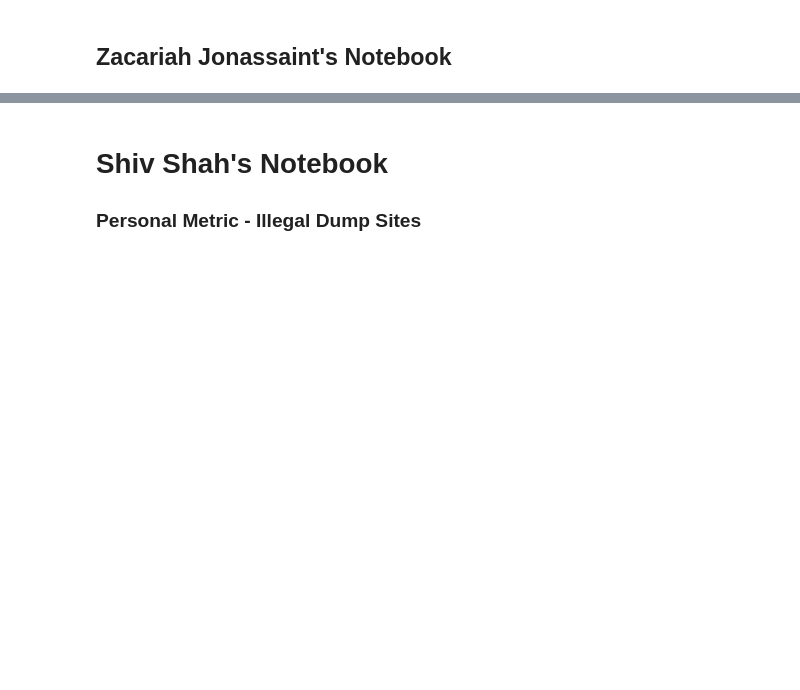
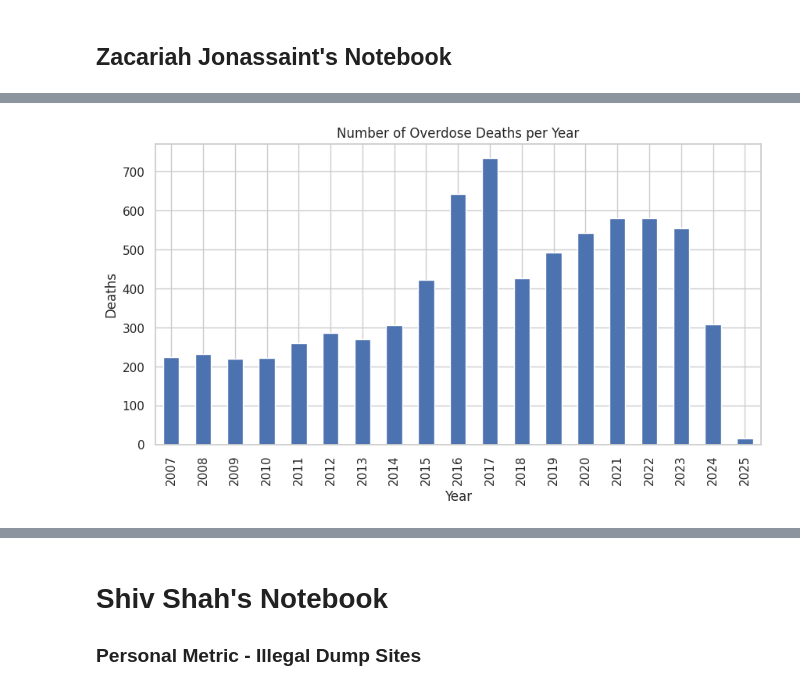
Before and after one commit to 21aschwab/Group-2-Final-Project-Repository, a Jupyter notebook: TeamTwo Combined Group Notebook.ipynb, the cells around one changed output, grey strips where cells are left out. Drawn from its saved outputs; the diff is of its cells as text; code cells hidden in the pictures; blank space fills up the shorter version.

```diff
--- a/TeamTwo Combined Group Notebook.ipynb
+++ b/TeamTwo Combined Group Notebook.ipynb
@@ -101,0 +200,25 @@ According to my metric of safety, based off of the frequency of fires, Mount Oli
+# %%
+import matplotlib.pyplot as plt
+import seaborn as sns
+import pandas as pd
+
+# Set style
+sns.set(style='whitegrid')
+
+# --- Clean up date and create new features ---
+df['death_date_and_time'] = pd.to_datetime(df['death_date_and_time'], errors='coerce')
+df['year'] = df['death_date_and_time'].dt.year
+
+# --- Add a count of how many substances were involved per case ---
+drug_cols = [col for col in df.columns if col.startswith('combined_od')]
+df['num_drugs'] = df[drug_cols].notnull().sum(axis=1)
+
+# --- Plot 1: Overdose deaths per year ---
+plt.figure(figsize=(10, 5))
+df['year'].value_counts().sort_index().plot(kind='bar')
+plt.title("Number of Overdose Deaths per Year")
+plt.xlabel("Year")
+plt.ylabel("Deaths")
+plt.show()
+# %% [output]
+[figure, added]
```
Also changed, not shown: parts of 12 cells of this notebook, 1 other file.
